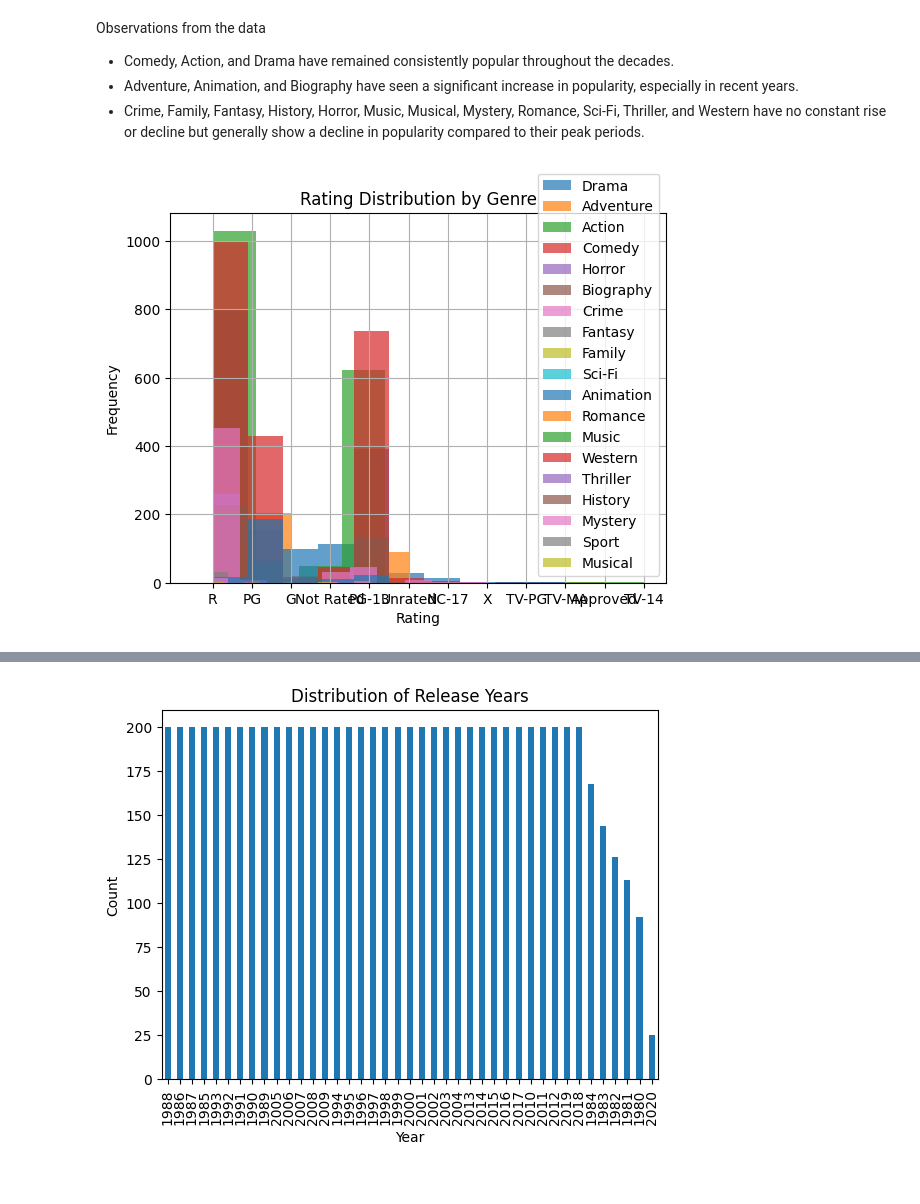
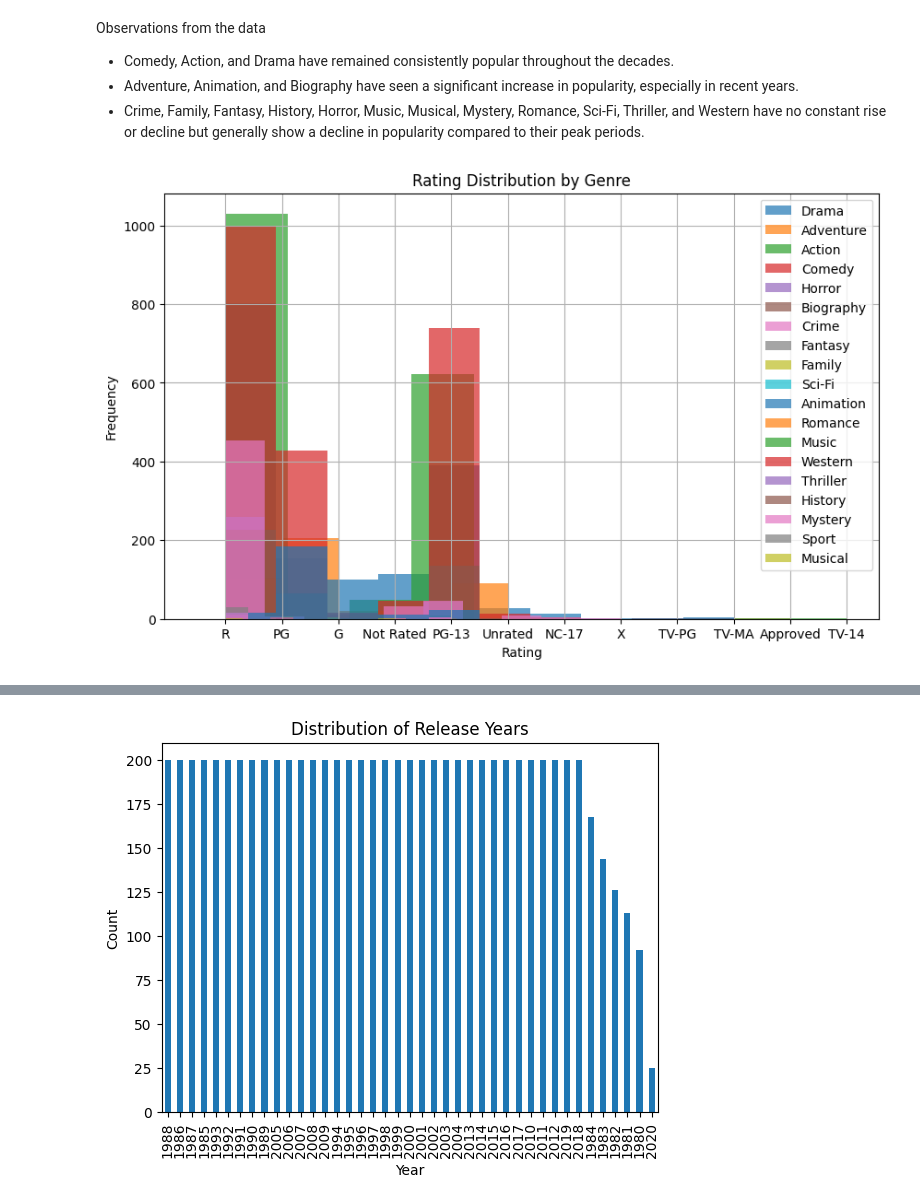
Before and after one commit to mutlyn/Movies_Capstone_Project, a Jupyter notebook: Movie_project.ipynb, the cells around one changed output, grey strips where cells are left out. Cells and saved outputs as stored; diff of their text form; code cells hidden in the pictures.

```diff
--- a/Movie_project.ipynb
+++ b/Movie_project.ipynb
@@ -245,16 +242,17 @@ Observations from the data
 # %%
 # Splitting genres into individual rows
 movies_data_expanded = movies_data.explode('genre')
 
 #histogram to depict the distribution of ratings across genres
 for genre in movies_data_expanded['genre'].unique():
     genre_data = movies_data_expanded[movies_data_expanded['genre'] == genre]
     genre_data['rating'].hist(bins=10, alpha=0.7, label=genre)
-
+fig = plt.gcf()
+fig.set_size_inches(10, 6)
 plt.title('Rating Distribution by Genre')
 plt.xlabel('Rating')
 plt.ylabel('Frequency')
 plt.legend()
 plt.show()
 # %% [output]
-[figure, old version]
+[figure, new version]
```
Also changed, not shown: parts of 9 cells of this notebook.
